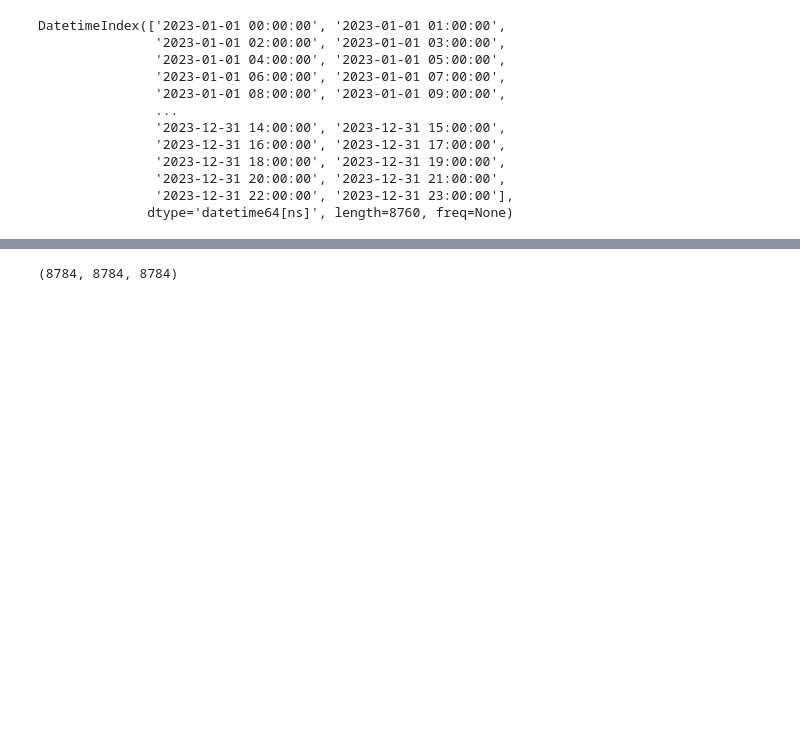
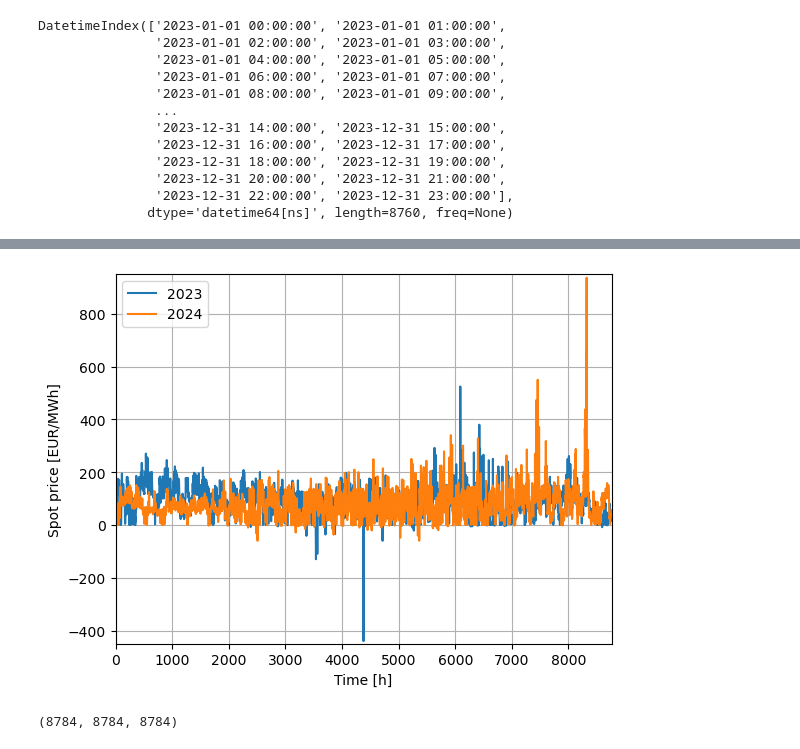
Before and after one commit to pulio12/Msc_Thesis_Greenlab_Skive, a Jupyter notebook: Test_File4.ipynb, the cells around one changed output, grey strips where cells are left out. Saved outputs shown, nothing was run; the diff lists cells and outputs as text; code cells hidden in the pictures; blank space fills up the shorter version.

```diff
--- a/Test_File4.ipynb
+++ b/Test_File4.ipynb
@@ -374,3 +412,15 @@ DatetimeIndex(['2023-01-01 00:00:00', '2023-01-01 01:00:00',
+# %%
+plt.plot(elspotprices["SpotPriceEUR"]["2023"].values)
+plt.plot(elspotprices["SpotPriceEUR"]["2024"].values)
+plt.xlabel("Time [h]")
+plt.ylabel("Spot price [EUR/MWh]")
+plt.legend(["2023","2024"])
+plt.xlim(0,8760)
+plt.ylim(-450,950)
+plt.grid()
+plt.show()
+# %% [output]
+[figure, added]
 # %%
 ### Key Data
 
```
Also changed, not shown: parts of 7 cells of this notebook, 1 other file.
